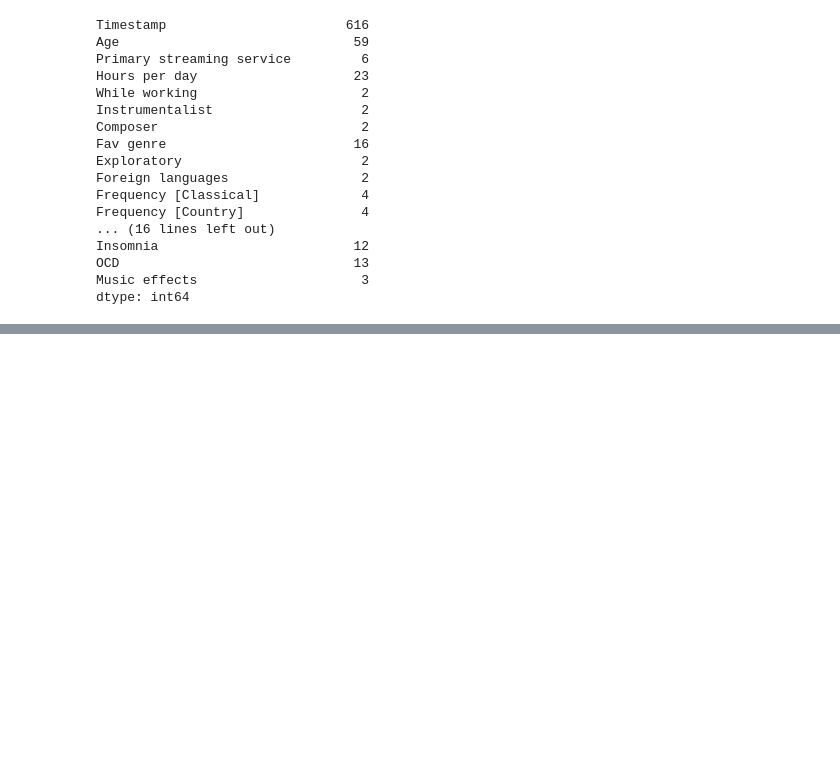
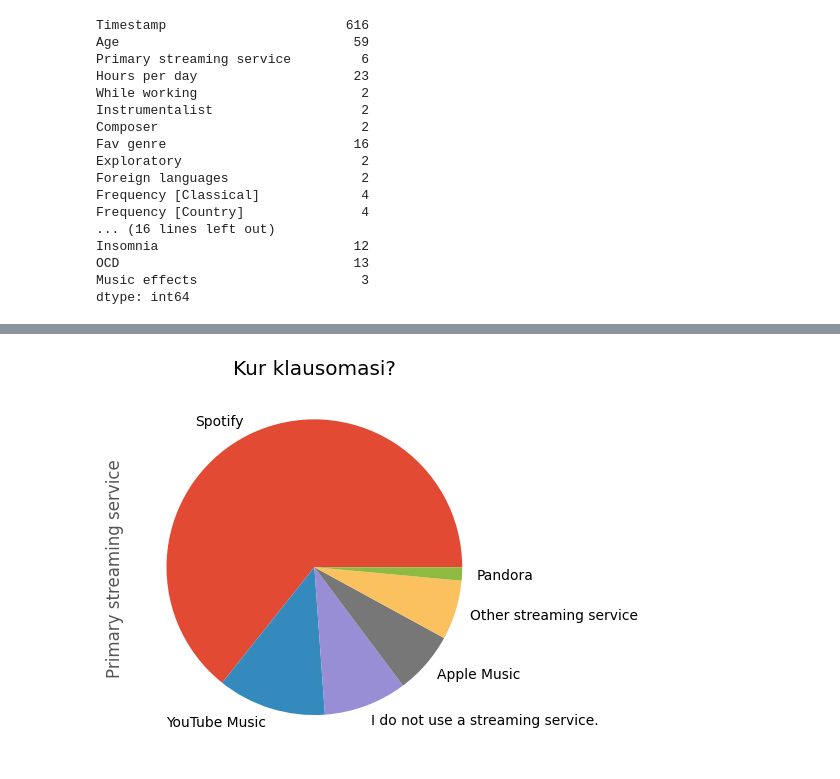
Before and after one commit to Aurume/muzika, a Jupyter notebook: muzika.ipynb, the cells around one changed output, grey strips where cells are left out. Cells and saved outputs as stored; diff of their text form; code cells hidden in the pictures; blank space fills up the shorter version.

```diff
--- a/muzika.ipynb
+++ b/muzika.ipynb
@@ -303,0 +335,6 @@ dtype: int64
+# %%
+# populiariausia "vieta" kur klausoma muzika
+apklausa['Primary streaming service'].value_counts().plot(kind='pie', title='Kur klausomasi?')
+plt.show()
+# %% [output]
+[figure, added]
```
Also changed, not shown: parts of 15 cells of this notebook.
